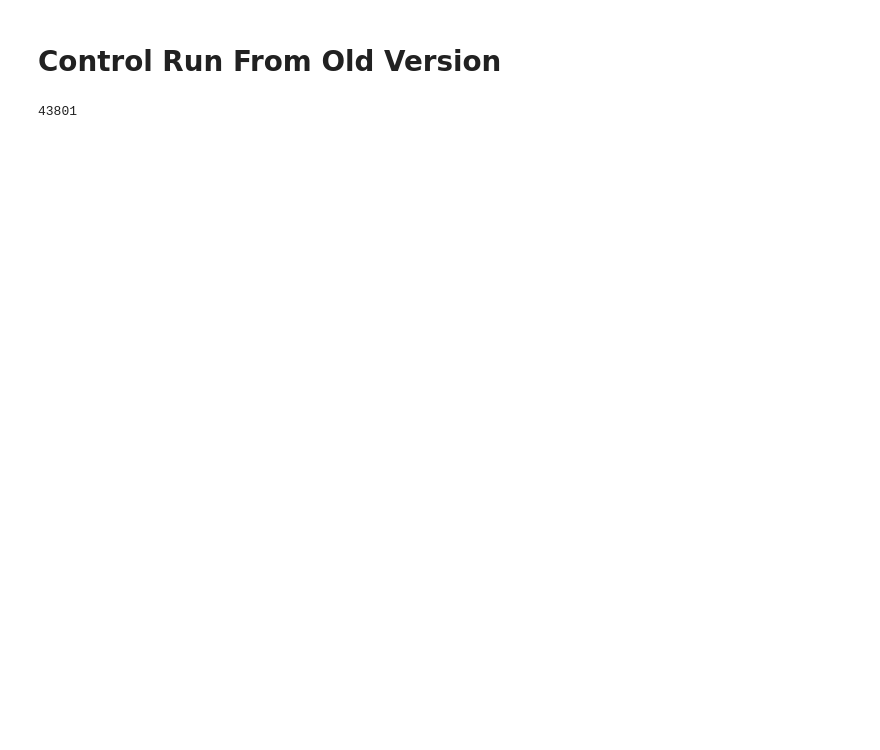
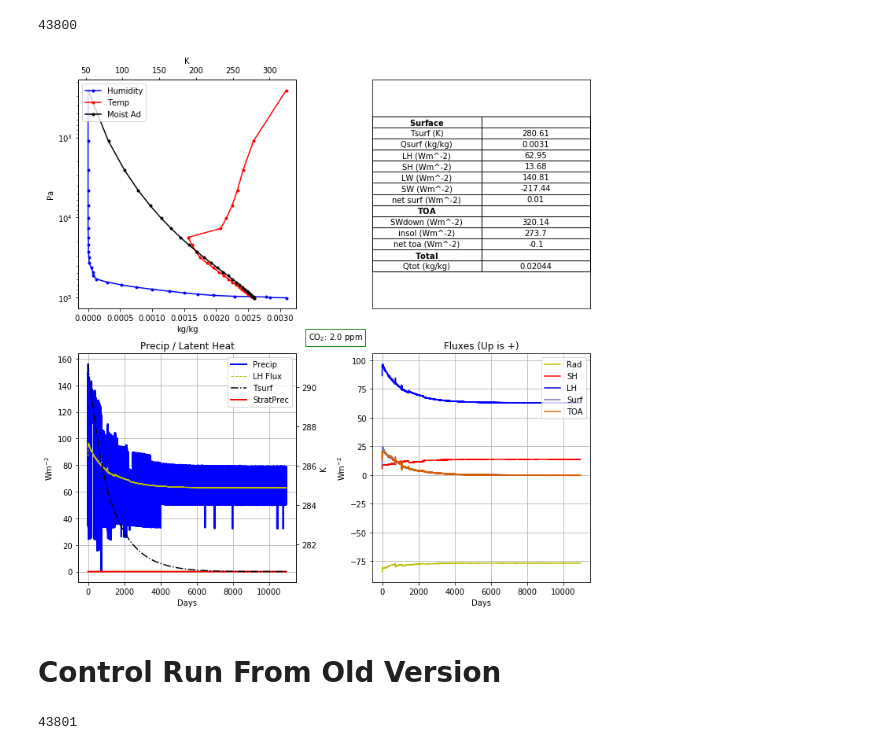
Before and after one commit to HaynesStephens/climproj, a Jupyter notebook: plot_time_series.ipynb, the cells around one changed output. Drawn from its saved outputs; the diff is of its cells as text; code cells hidden in the pictures; blank space fills up the shorter version.

```diff
--- a/plot_time_series.ipynb
+++ b/plot_time_series.ipynb
@@ -92,12 +100,11 @@ def plotPrecipAndLH(ax, time_adj, precip, time_title, lh_flux, strat_prec = 'Non
 # %%
-def plotFluxes(ax, time_adj, net_flux_surface, sh_flux, lh_flux, net_flux_toa, inc_rad, time_title):
+def plotFluxes(ax, time_adj, net_flux_surface, sh_flux, lh_flux, net_flux_toa, time_title):
     ax3 = ax
     ax3.plot(time_adj, net_flux_surface, c = 'y', label='Rad')
     ax3.plot(time_adj, sh_flux, c = 'r', label = 'SH')
     ax3.plot(time_adj, lh_flux, c = 'b', label = 'LH')
     ax3.plot(time_adj, net_flux_surface + lh_flux + sh_flux, c='#7570b3', label = 'Surf')
     ax3.plot(time_adj, net_flux_toa, c='#d95f02', label='TOA')
-    ax3.plot(time_adj, inc_rad, '--', label = 'INC RAD')
     ax3.set_title('Fluxes (Up is +)')
     ax3.set_xlabel(time_title)
     ax3.set_ylabel('Wm$^{-2}$')
@@ -105,18 +112,22 @@ def plotFluxes(ax, time_adj, net_flux_surface, sh_flux, lh_flux, net_flux_toa, i
     ax3.legend()
     ax3.grid()
 # %%
-def plot_time_series(job_name, test_dir = '', save_step=36):
+def plotEQResponse(job_name, test_dir = '', save_step=36):
     base_name = '/Users/haynesstephens1/uchi/research/climproj/climt_files/'
 #     file_name = '{0}/{1}/{1}'.format(base_name, job_name)
     file_name = '{0}{1}{2}/{2}'.format(base_name, test_dir, job_name)
-    plot_base = '/Users/haynesstephens1/uchi/research/climproj/climproj/saved_plots/'
+    plot_base = '/Users/haynesstephens1/uchi/research/climproj/climproj/figures/'
 #     plot_name = '{0}/{1}/{1}_time_series.pdf'.format(plot_base, job_name)
-    plot_dir = '{0}{1}{2}'.format(plot_base, test_dir, job_name)
+    plot_dir = '{0}{1}{2}{3}'.format(plot_base, 'EQandTransResponses/', test_dir, job_name)
     os.system('mkdir -p {0}'.format(plot_dir))
-    plot_name = '{0}{1}{2}/{2}_time_series.pdf'.format(plot_base, test_dir, job_name)
+    plot_name = '{0}/{1}.eq.pdf'.format(plot_dir, job_name)
 
     def loadData(file_name, var):
         return np.loadtxt('{0}_{1}.csv'.format(file_name, var), delimiter = ',')
+    def loadPKL(filename, pkl_type):
+        pkl_file = open('{0}.{1}.pkl'.format(filename, pkl_type), 'rb')
+        pkl_dict = pickle.load(pkl_file)
+        return pkl_dict
 
     mid_levels = 28
     interface_levels = 29
@@ -153,22 +164,28 @@ def plot_time_series(job_name, test_dir = '', save_step=36):
     net_flux_surface = net_flux[:, 0]
     net_flux_toa = net_flux[:,-1]
 
-    air_pressure_on_interface_levels = loadData(file_name, 'air_pressure_on_interface_levels')
-    air_pressure = loadData(file_name, 'air_pressure')
-    eq_air_temperature = loadData(file_name, 'eqProfile_air_temperature')
-    eq_net_flux = loadData(file_name, 'eqProfile_net_radiation')
+
+    eq_pkl = loadPKL(file_name, 'eq')
+    air_pressure_on_interface_levels = eq_pkl['air_pressure_on_interface_levels'].copy().flatten()
+    air_pressure = eq_pkl['air_pressure'].copy().flatten()
+    eq_air_temperature = eq_pkl['air_temperature'].copy().flatten()
+    eq_sw_up = eq_pkl['upwelling_shortwave_flux_in_air'].copy()
+    eq_sw_dn = eq_pkl['downwelling_shortwave_flux_in_air'].copy()
+    eq_lw_up = eq_pkl['upwelling_longwave_flux_in_air'].copy()
+    eq_lw_dn = eq_pkl['downwelling_longwave_flux_in_air'].copy()
+    eq_net_flux = np.reshape((eq_sw_up + eq_lw_up - eq_sw_dn - eq_lw_dn), (29,1))
+    eq_q = eq_pkl['specific_humidity'].copy().flatten()
 
     fig, axes = plt.subplots(2,2, figsize=(10,10))
 
-    plotEQProfiles(axes[0,0], eq_net_flux, air_pressure_on_interface_levels, eq_air_temperature, air_pressure)
+    plotEQProfiles(axes[0,0], eq_q, air_pressure_on_interface_levels, eq_air_temperature, air_pressure)
 
-    moist_enthalpy = loadData(file_name, 'moist_enthalpy')
-    plotTandME(axes[0,1], time_adj, tsurf, time_title, moist_enthalpy)
+#     moist_enthalpy = loadData(file_name, 'moist_enthalpy')
+    plotEQvals(axes[0,1], eq_pkl)
 
-    plotPrecipAndLH(axes[1, 0], time_adj, precip, time_title, lh_flux, strat_prec=strat_prec)
+    plotTsurfPrecipLH(axes[1, 0], time_adj, tsurf, precip, time_title, lh_flux, strat_prec=strat_prec)
 
-    inc_rad = (upwelling_shortwave_flux_in_air - downwelling_shortwave_flux_in_air)[:,-1]
-    plotFluxes(axes[1, 1], time_adj, net_flux_surface, sh_flux, lh_flux, net_flux_toa, inc_rad, time_title)
+    plotFluxes(axes[1, 1], time_adj, net_flux_surface, sh_flux, lh_flux, net_flux_toa, time_title)
 
     fig.suptitle('CO$_2$: {0} ppm'.format(co2_ppm//1), fontsize = 10,
                  bbox=dict(facecolor='none', edgecolor='green'),
@@ -241,3 +378,8 @@ def plot_time_series_Shanshan(job_name):
+# %%
+plotEQResponse('i2_320solar_restart_test', test_dir = 'varying_co2/320solar/')
+# %% [output]
+43800
+[figure, added]
 # %% [markdown]
 # Control Run From Old Version
 # %%
```
Also changed, not shown: parts of 12 cells of this notebook, 59 other files.
